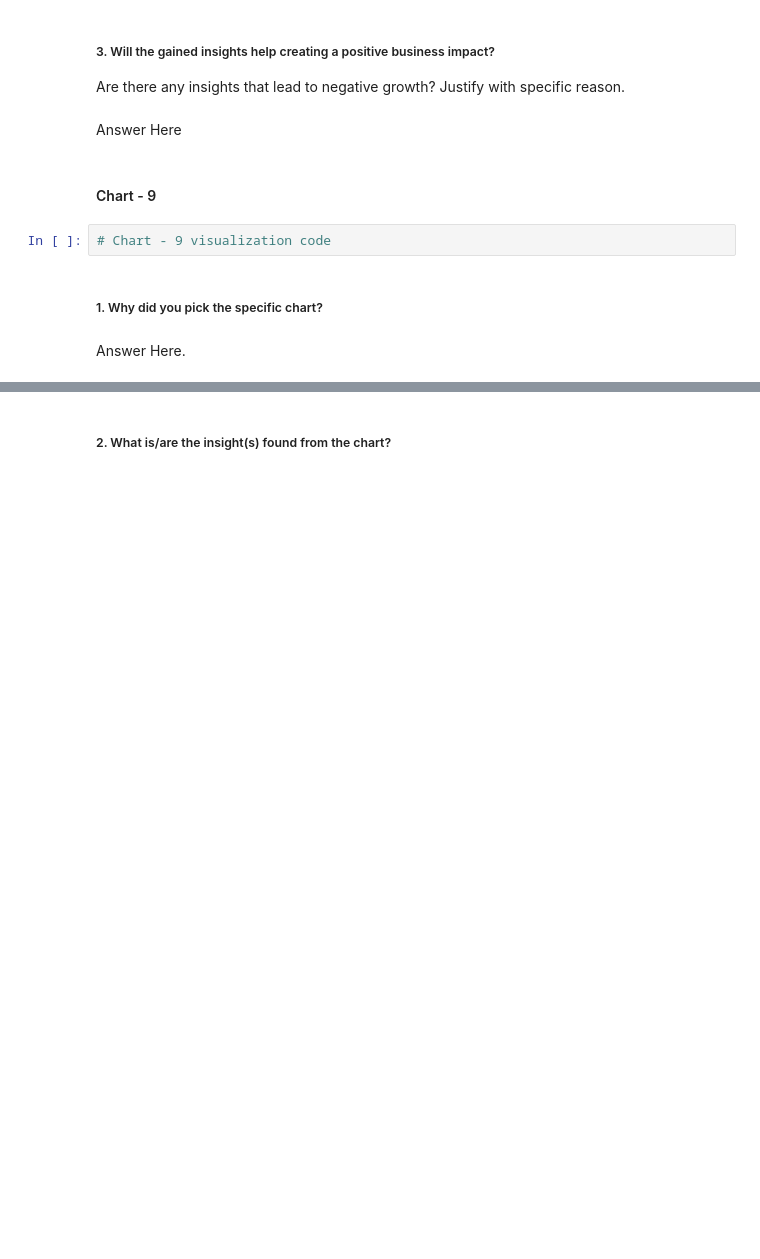
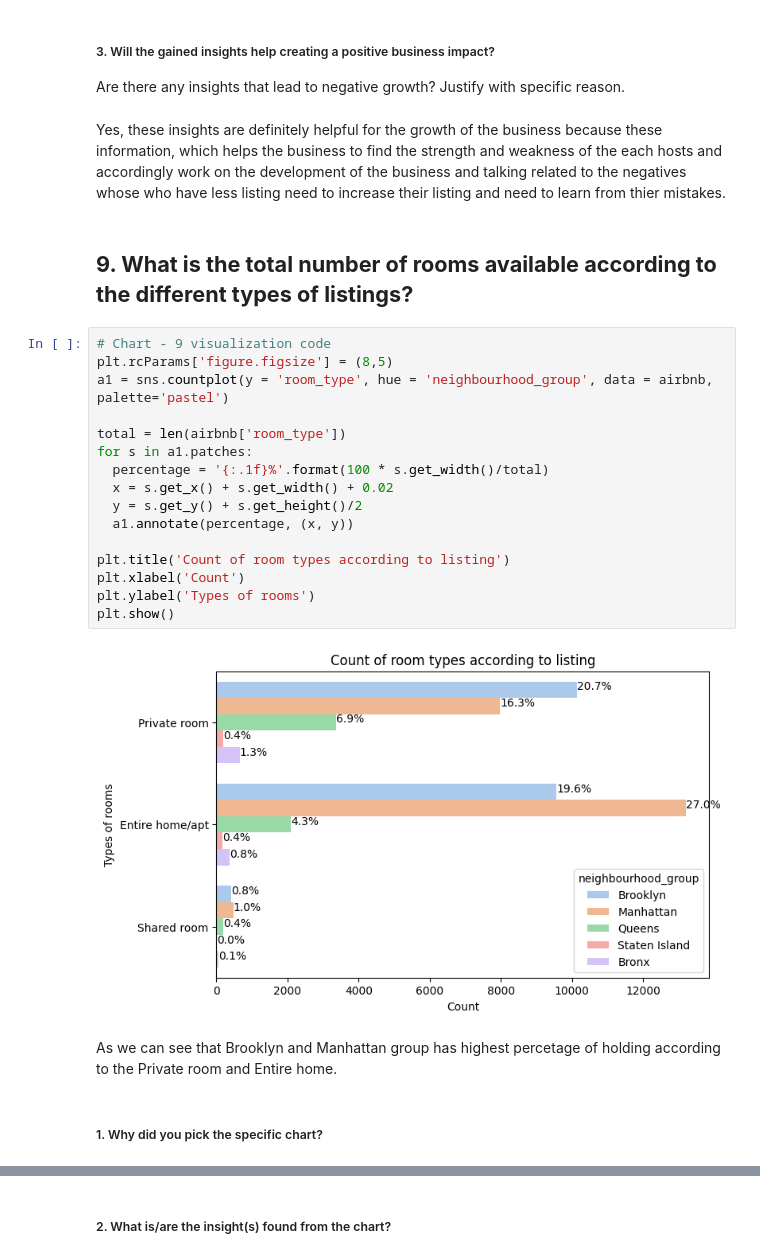
Before and after one commit to OmprakashDebata/Eda-Project-Airbnb, a Jupyter notebook: EDA_Airbnb_Submission.ipynb, the cells around one changed output, grey strips where cells are left out. Cells and saved outputs as stored; diff of their text form; blank space fills up the shorter version.

```diff
--- a/EDA_Airbnb_Submission.ipynb
+++ b/EDA_Airbnb_Submission.ipynb
@@ -629,13 +694,30 @@ Answer Here
 # %% [markdown]
 ##### 3. Will the gained insights help creating a positive business impact?
 Are there any insights that lead to negative growth? Justify with specific reason.
-# %% [markdown]
-Answer Here
-# %% [markdown]
-#### Chart - 9
-# %%
-# Chart - 9 visualization code
+# %% [markdown]
+
+Yes, these insights are definitely helpful for the growth of the business because these information, which helps the business to find the strength and weakness of the each hosts and accordingly work on the development of the business and talking related to the negatives whose who have less listing need to increase their listing and need to learn from thier mistakes.
+# %% [markdown]
+## **9. What is the total number of rooms available according to the different types of listings?**
+# %%
+# Chart - 9 visualization code
+plt.rcParams['figure.figsize'] = (8,5)
+a1 = sns.countplot(y = 'room_type', hue = 'neighbourhood_group', data = airbnb, palette='pastel')
+
+total = len(airbnb['room_type'])
+for s in a1.patches:
+  percentage = '{:.1f}%'.format(100 * s.get_width()/total)
+  x = s.get_x() + s.get_width() + 0.02
+  y = s.get_y() + s.get_height()/2
+  a1.annotate(percentage, (x, y))
+
+plt.title('Count of room types according to listing')
+plt.xlabel('Count')
+plt.ylabel('Types of rooms')
+plt.show()
+# %% [output]
+[figure, added]
+# %% [markdown]
+As we can see that Brooklyn and Manhattan group has highest percetage of holding according to the Private room and Entire home.
 # %% [markdown]
 ##### 1. Why did you pick the specific chart?
-# %% [markdown]
-Answer Here.
```
Also changed, not shown: parts of 31 cells of this notebook.
